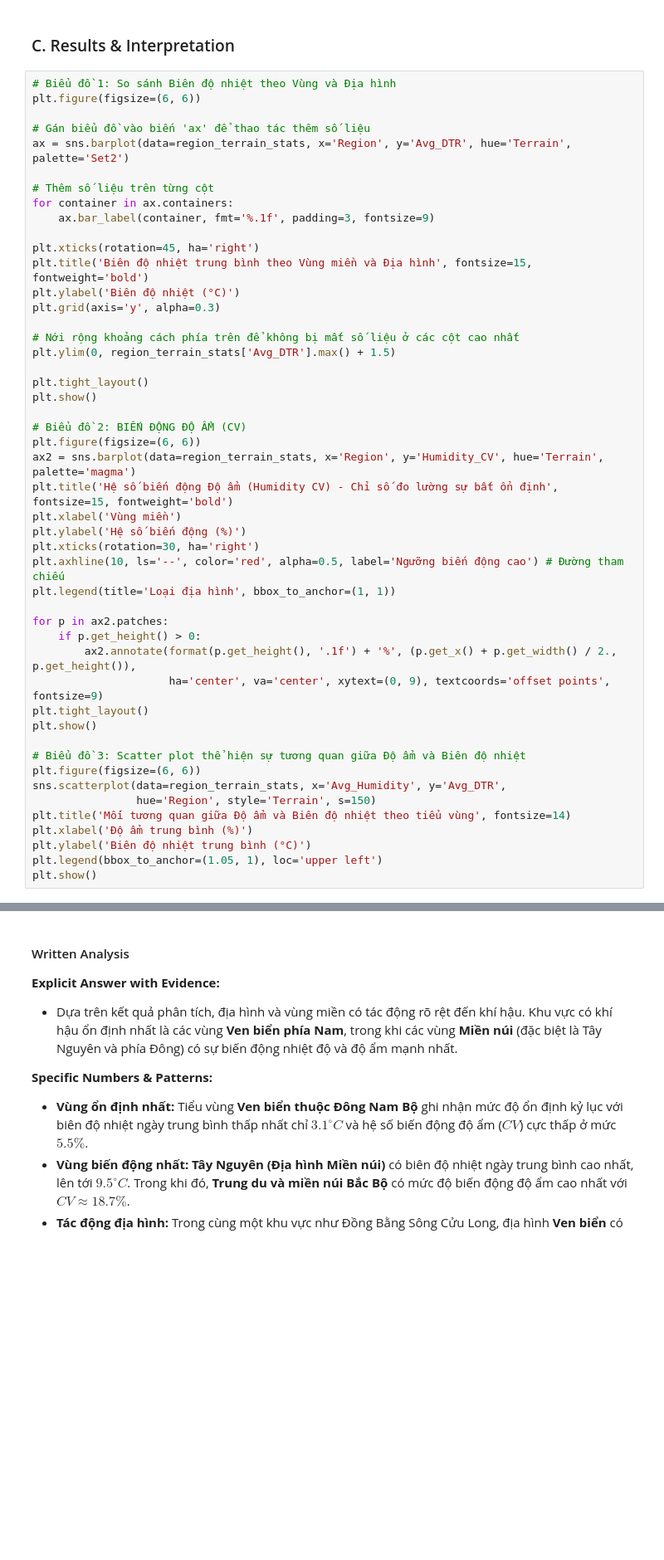
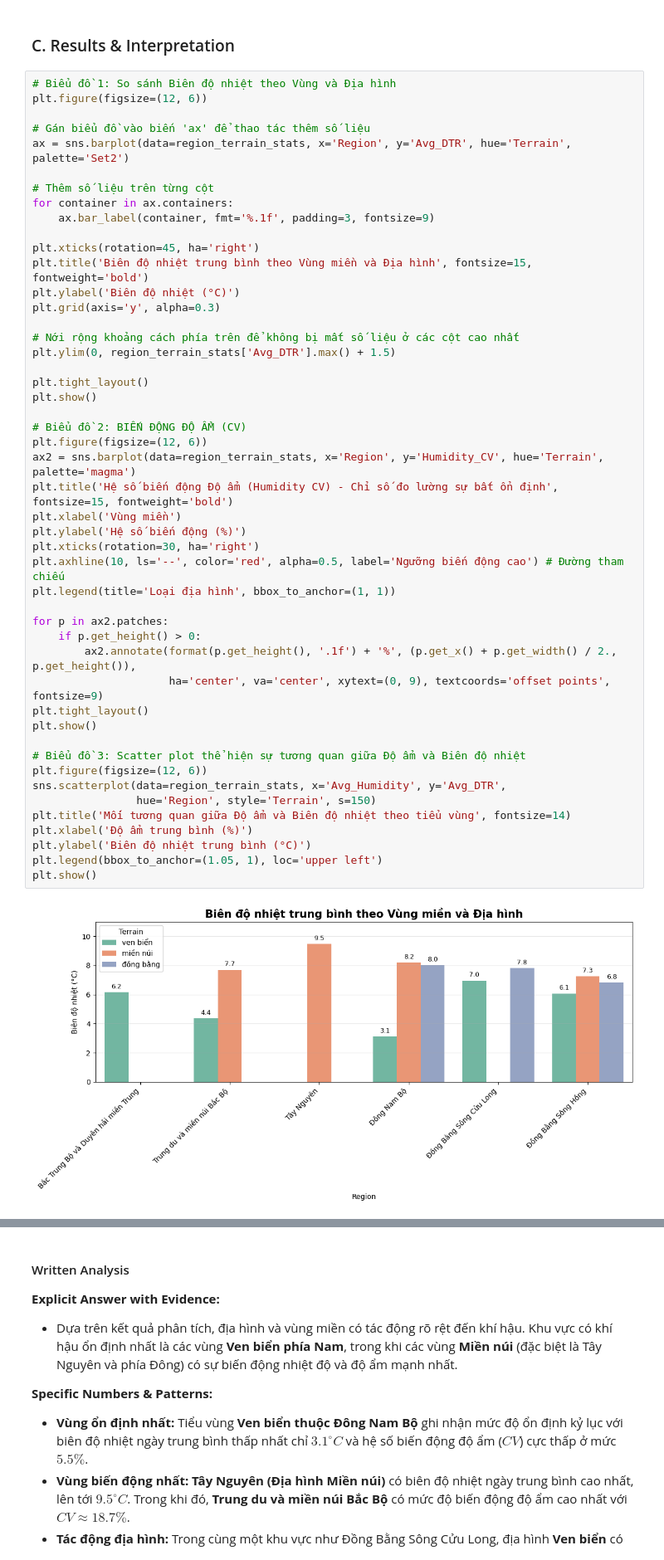
Before and after one commit to DucPhuc1/ProgrammingForDS, a Jupyter notebook: 03_meaningful_questions.ipynb, the cells around one changed output, grey strips where cells are left out. Shown at 83% size. Drawn from its saved outputs; the diff is of its cells as text; blank space fills up the shorter version.

```diff
--- a/03_meaningful_questions.ipynb
+++ b/03_meaningful_questions.ipynb
@@ -349,7 +429,7 @@ display(stable_zones.head(10))
 ### C. Results & Interpretation
 # %%
 # Biểu đồ 1: So sánh Biên độ nhiệt theo Vùng và Địa hình
-plt.figure(figsize=(6, 6))
+plt.figure(figsize=(12, 6))
 
 # Gán biểu đồ vào biến 'ax' để thao tác thêm số liệu
 ax = sns.barplot(data=region_terrain_stats, x='Region', y='Avg_DTR', hue='Terrain', palette='Set2')
@@ -366,32 +446,34 @@ plt.grid(axis='y', alpha=0.3)
 # Nới rộng khoảng cách phía trên để không bị mất số liệu ở các cột cao nhất
 plt.ylim(0, region_terrain_stats['Avg_DTR'].max() + 1.5)
 
 plt.tight_layout()
 plt.show()
 
 # Biểu đồ 2: BIẾN ĐỘNG ĐỘ ẨM (CV)
-plt.figure(figsize=(6, 6))
+plt.figure(figsize=(12, 6))
 ax2 = sns.barplot(data=region_terrain_stats, x='Region', y='Humidity_CV', hue='Terrain', palette='magma')
 plt.title('Hệ số biến động Độ ẩm (Humidity CV) - Chỉ số đo lường sự bất ổn định', fontsize=15, fontweight='bold')
 plt.xlabel('Vùng miền')
 plt.ylabel('Hệ số biến động (%)')
 plt.xticks(rotation=30, ha='right')
 plt.axhline(10, ls='--', color='red', alpha=0.5, label='Ngưỡng biến động cao') # Đường tham chiếu
 plt.legend(title='Loại địa hình', bbox_to_anchor=(1, 1))
 
 for p in ax2.patches:
     if p.get_height() > 0:
         ax2.annotate(format(p.get_height(), '.1f') + '%', (p.get_x() + p.get_width() / 2., p.get_height()),
                      ha='center', va='center', xytext=(0, 9), textcoords='offset points', fontsize=9)
 plt.tight_layout()
 plt.show()
 
 # Biểu đồ 3: Scatter plot thể hiện sự tương quan giữa Độ ẩm và Biên độ nhiệt
-plt.figure(figsize=(6, 6))
+plt.figure(figsize=(12, 6))
 sns.scatterplot(data=region_terrain_stats, x='Avg_Humidity', y='Avg_DTR',
                 hue='Region', style='Terrain', s=150)
 plt.title('Mối tương quan giữa Độ ẩm và Biên độ nhiệt theo tiểu vùng', fontsize=14)
 plt.xlabel('Độ ẩm trung bình (%)')
 plt.ylabel('Biên độ nhiệt trung bình (°C)')
 plt.legend(bbox_to_anchor=(1.05, 1), loc='upper left')
 plt.show()
+# %% [output]
+[figure, added]
```
Also changed, not shown: parts of 17 cells of this notebook.
